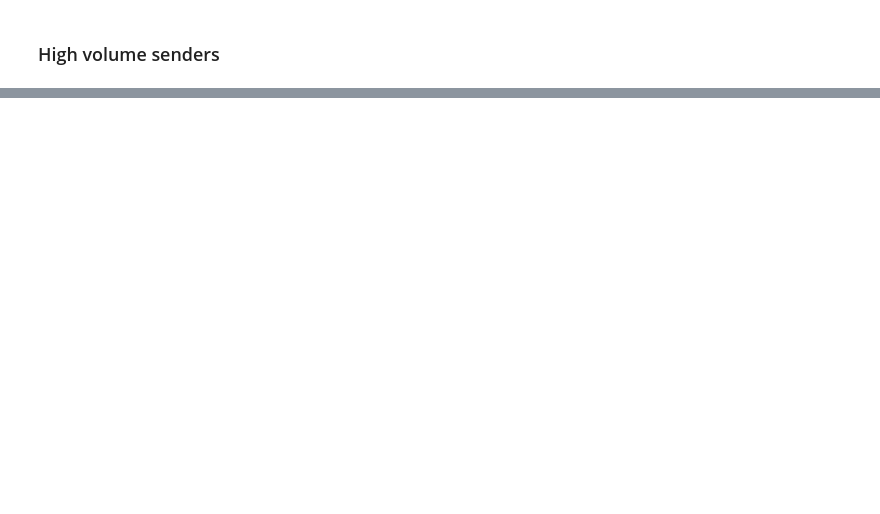
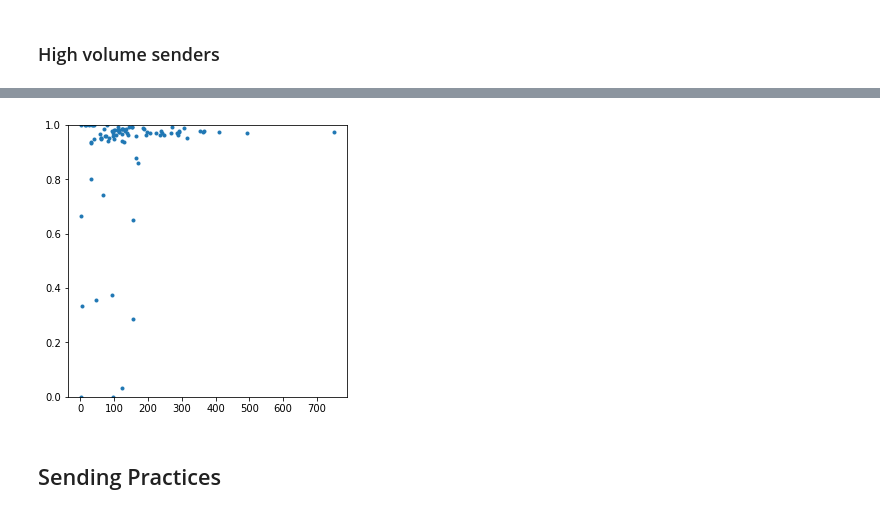
Before and after one commit to nhsconnect/prm-gp2gp-data-sandbox, a Jupyter notebook: notebooks/01-PRMT-365--GP2GP-transaction-and-failure-volume.ipynb, the cells around one changed output, grey strips where cells are left out. Cells and saved outputs as stored; diff of their text form; code cells hidden in the pictures; blank space fills up the shorter version.

```diff
--- a/notebooks/01-PRMT-365--GP2GP-transaction-and-failure-volume.ipynb
+++ b/notebooks/01-PRMT-365--GP2GP-transaction-and-failure-volume.ipynb
@@ -244,0 +278,8 @@ view_trends_for_ods("L81112")
+# %%
+nw_london_requesting_practices_view = requestor_view_aggregated_over_time.loc[
+    requestor_view_aggregated_over_time["Postcode"].str.contains('^NW', regex=True, na=False)
+].sort_values(by="SuccessRate", ascending=True)
+
+nw_london_requesting_practices_view[
+    ["Name", "ContactTelephoneNumber", "Postcode", "RegistrationCount", "RequestCount", "IntegratedCount", "SuppressedCount", "SuccessCount", "SuccessRate"]
+]
@@ -245 +313,9 @@ view_trends_for_ods("L81112")
+# %%
+plt.figure(figsize=(5,5))
+plt.plot(nw_london_requesting_practices_view.RequestCount, nw_london_requesting_practices_view.SuccessRate, marker=".", linestyle="");
+plt.ylim((0, 1));
+# %% [output]
+[figure, added]
+# %% [markdown]
+## Sending Practices
 # %%
```
Also changed, not shown: parts of 16 cells of this notebook.
